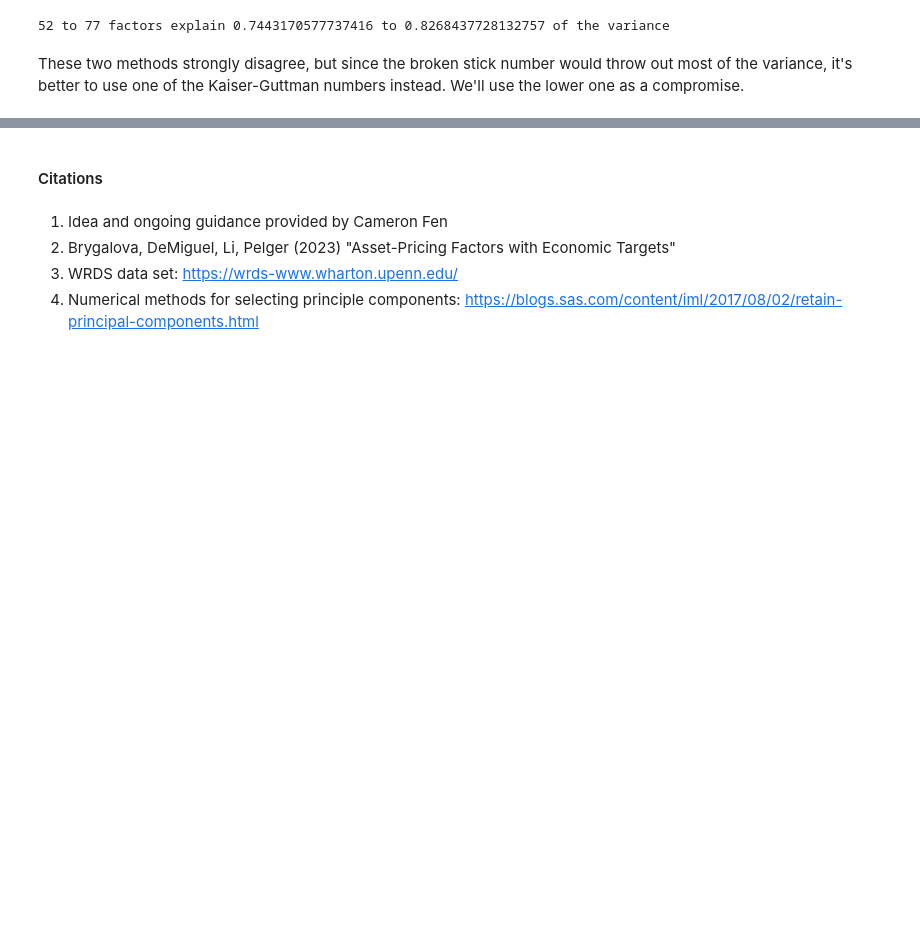
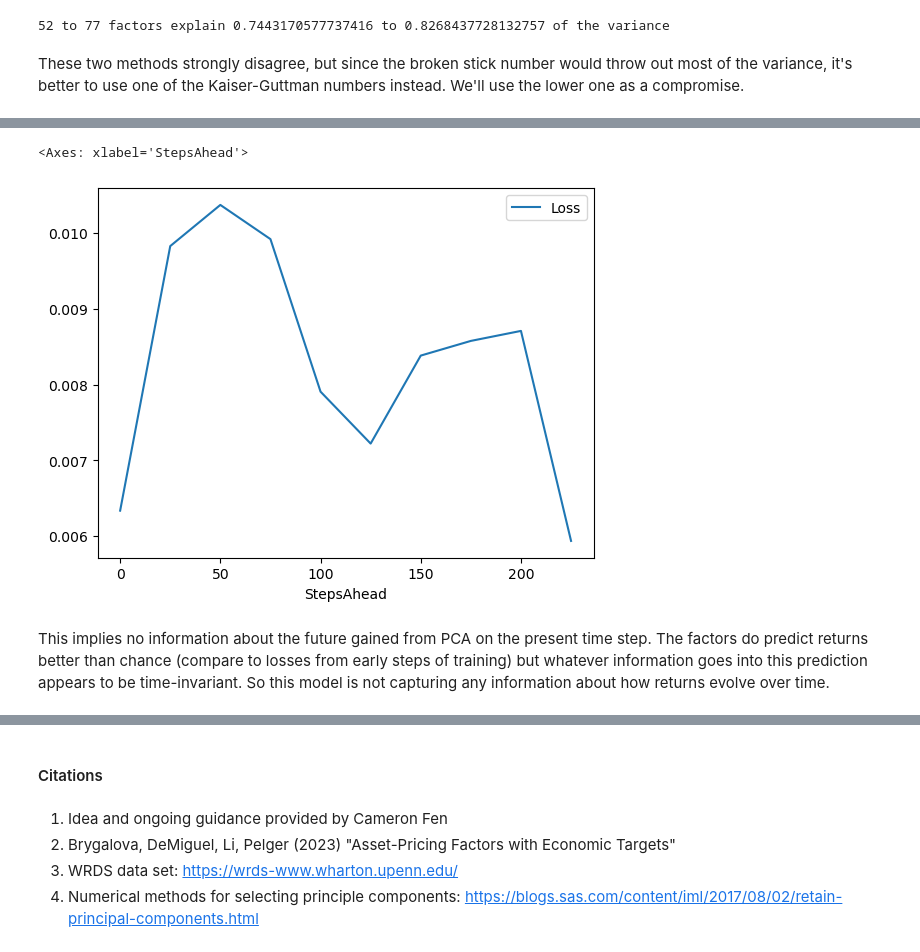
Before and after one commit to ALandon942/StockAutoencoder, a Jupyter notebook: SP500Autoencoder.ipynb, the cells around one changed output, grey strips where cells are left out. Saved outputs shown, nothing was run; the diff lists cells and outputs as text; code cells hidden in the pictures; blank space fills up the shorter version.

Commit message:
PCA-like autoencoder + graph of losses vs. steps ahead predicted

```diff
--- a/SP500Autoencoder.ipynb
+++ b/SP500Autoencoder.ipynb
@@ -183,0 +214,20 @@ As a baseline, test the predictions of the PCA model regressed 1 step ahead
+# %%
+# Train whole autoencoder to learn factors
+X, y = build_autoencoder_data(clean, 0)
+X_train, X_test, y_train, y_test = train_test_split(X, y, test_size=.2, random_state=42)
+scaler = StandardScaler()
+X_train = scaler.fit_transform(X_train)
+X_test = scaler.transform(X_test)
+X_test, X_val, y_test, y_val = train_test_split(X_test, y_test, test_size=.5)
+
+data_width = X.shape[1]
+
+tf.keras.utils.set_random_seed(42)
+zero_ahead_linear = Sequential()
+zero_ahead_linear.add(Input(shape=(data_width,)))
+zero_ahead_linear.add(Dense(name='Encoder', units=data_width))
+zero_ahead_linear.add(Dense(name='Factors', units=n_factors))
+zero_ahead_linear.add(Dense(name='Decoder', units=data_width))
+zero_ahead_linear.compile(optimizer='adam', loss='mse')
+early_stop = EarlyStopping(patience=5, restore_best_weights=True)
+zero_ahead_linear.fit(x=X_train, y=y_train, validation_data=(X_val, y_val), epochs=1000, callbacks=[early_stop])
@@ -183,0 +253,21 @@ As a baseline, test the predictions of the PCA model regressed 1 step ahead
+# %%
+# Retrain decoder layer to predict N data points ahead based on factors already learned
+# Keep track of losses as a function of steps ahead
+zero_ahead_linear.get_layer('Factors').trainable = False # only retrain decoder layer
+losses = []
+tf.keras.utils.set_random_seed(42)
+# for steps_ahead in [0, 1, 2, 4, 8, 16, 32, 64, 128, 256]: # start at 0 for convenience on repeated runs
+for steps_ahead in range(0, 250, 25):
+    X, y = build_autoencoder_data(clean, steps_ahead)
+    X_train, X_test, y_train, y_test = train_test_split(X, y, test_size=.2, random_state=42)
+    scaler = StandardScaler()
+    X_train = scaler.fit_transform(X_train)
+    X_test = scaler.transform(X_test)
+    X_test, X_val, y_test, y_val = train_test_split(X_test, y_test, test_size=.5)
+    zero_ahead_linear.get_layer('Encoder').trainable = False # only retrain decoder layer
+    zero_ahead_linear.get_layer('Factors').trainable = False # only retrain decoder layer
+    zero_ahead_linear.fit(x=X_train, y=y_train, validation_data=(X_val, y_val), epochs=1000, callbacks=[early_stop])
+    losses.append({'StepsAhead': steps_ahead, 'Loss': zero_ahead_linear.evaluate(x=X_test, y=y_test)})
+
+pd.DataFrame(losses).set_index('StepsAhead').plot()
+# %% [output]
@@ -183,0 +291,4 @@ As a baseline, test the predictions of the PCA model regressed 1 step ahead
+<Axes: xlabel='StepsAhead'>
+[figure, added]
+# %% [markdown]
+This implies no information about the future gained from PCA on the present time step. The factors do predict returns better than chance (compare to losses from early steps of training) but whatever information goes into this prediction appears to be time-invariant. So this model is not capturing any information about how returns evolve over time.
```
Also changed, not shown: parts of 11 cells of this notebook.
